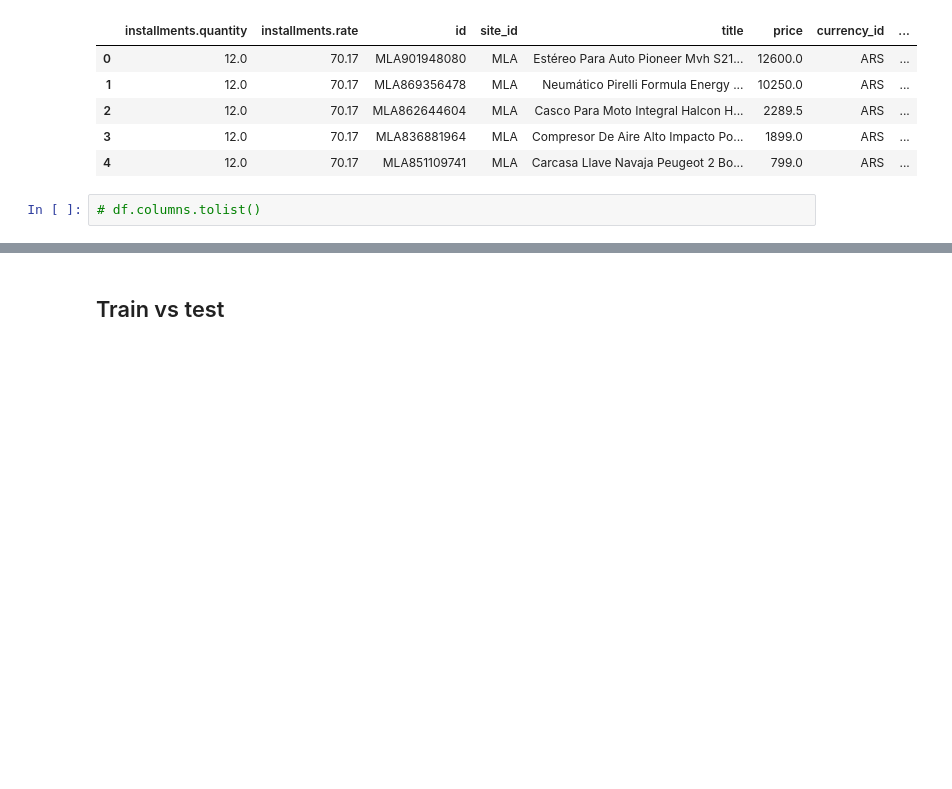
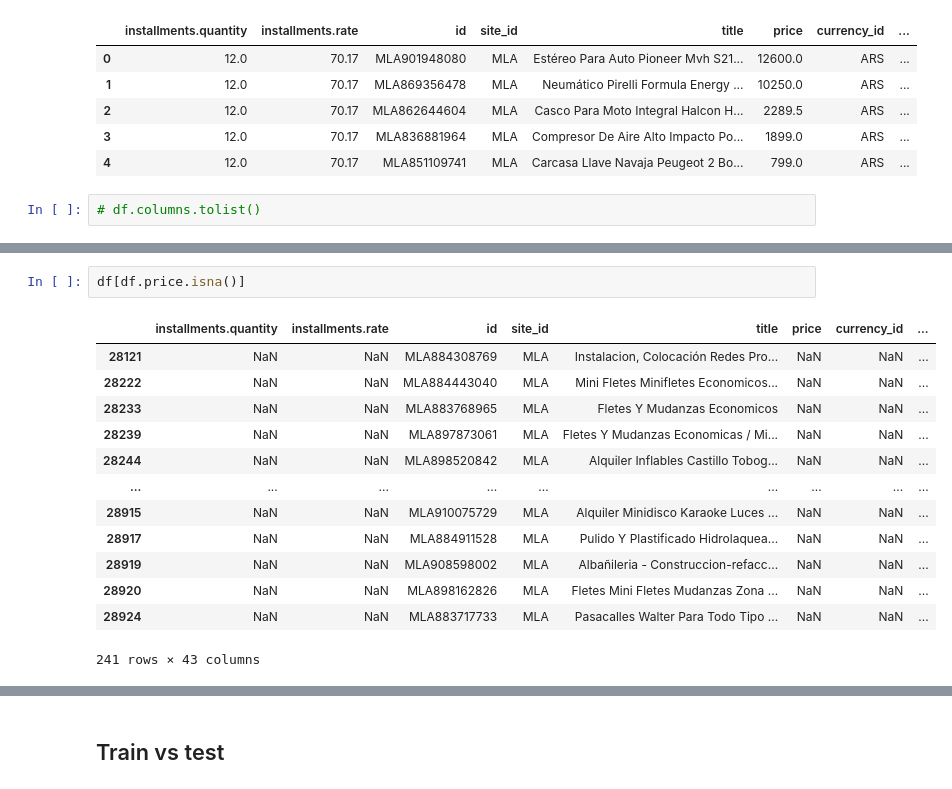
Before and after one commit to onofricamila/DSChallengeMELI, a Jupyter notebook: (2) Modelo/Build Train and Test data sets.ipynb, the cells around one changed output, grey strips where cells are left out. Cells and saved outputs as stored; diff of their text form; blank space fills up the shorter version.

```diff
--- a/(2) Modelo/Build Train and Test data sets.ipynb
+++ b/(2) Modelo/Build Train and Test data sets.ipynb
@@ -32,0 +53,16 @@ df.head()
+# %%
+df[df.price.isna()]
+# %% [output]
+|  | installments.quantity | installments.rate | id | site_id | title | price | currency_id | ... |
+| 28121 | NaN | NaN | MLA884308769 | MLA | Instalacion, Colocación Redes Pro... | NaN | NaN | ... |
+| 28222 | NaN | NaN | MLA884443040 | MLA | Mini Fletes Minifletes Economicos... | NaN | NaN | ... |
+| 28233 | NaN | NaN | MLA883768965 | MLA | Fletes Y Mudanzas Economicos | NaN | NaN | ... |
+| 28239 | NaN | NaN | MLA897873061 | MLA | Fletes Y Mudanzas Economicas / Mi... | NaN | NaN | ... |
+| 28244 | NaN | NaN | MLA898520842 | MLA | Alquiler Inflables Castillo Tobog... | NaN | NaN | ... |
+| ... | ... | ... | ... | ... | ... | ... | ... | ... |
+| 28915 | NaN | NaN | MLA910075729 | MLA | Alquiler Minidisco Karaoke Luces ... | NaN | NaN | ... |
+| 28917 | NaN | NaN | MLA884911528 | MLA | Pulido Y Plastificado Hidrolaquea... | NaN | NaN | ... |
+| 28919 | NaN | NaN | MLA908598002 | MLA | Albañileria - Construccion-refacc... | NaN | NaN | ... |
+| 28920 | NaN | NaN | MLA898162826 | MLA | Fletes Mini Fletes Mudanzas Zona ... | NaN | NaN | ... |
+| 28924 | NaN | NaN | MLA883717733 | MLA | Pasacalles Walter Para Todo Tipo ... | NaN | NaN | ... |
+241 rows × 43 columns
```
Also changed, not shown: parts of 5 cells of this notebook, 2 other files.
